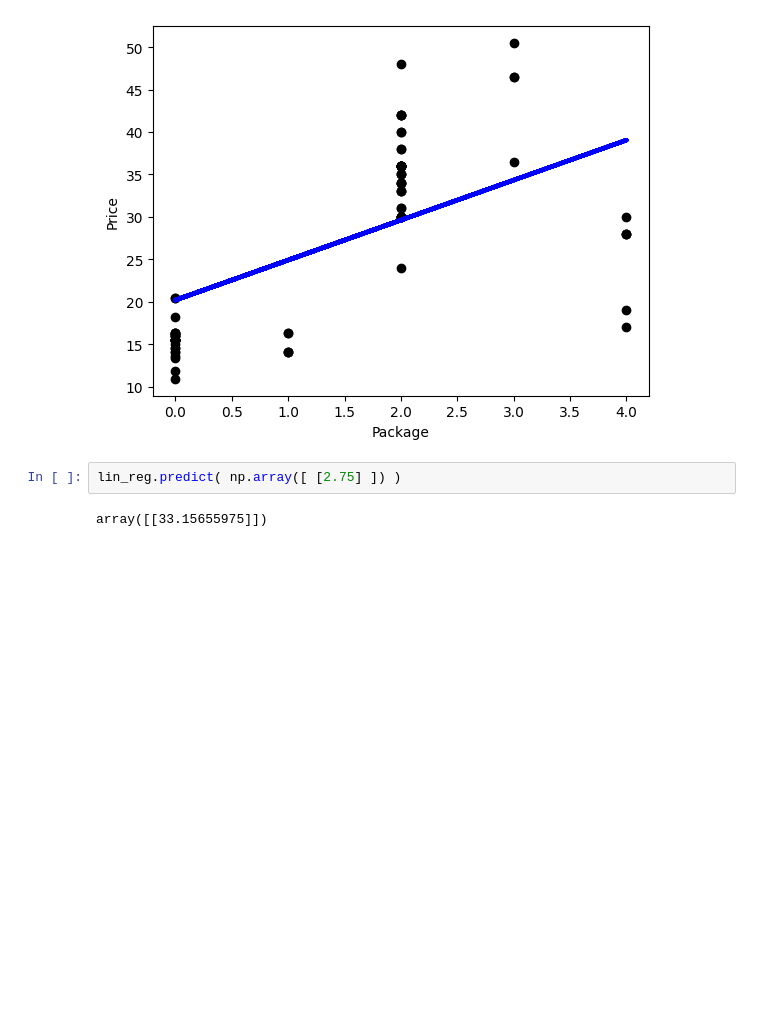
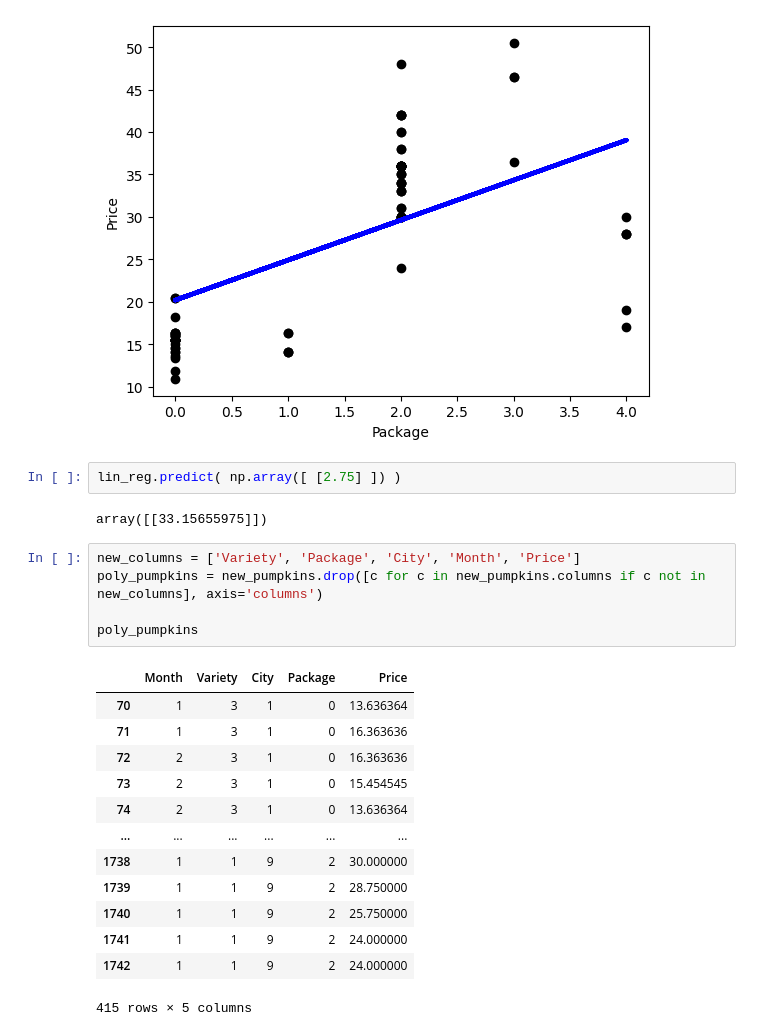
Before and after one commit to Syriii/ML-For-Beginners, a Jupyter notebook: 2-Regression/3-Linear/notebook.ipynb, the cells around one changed output. Cells and saved outputs as stored; diff of their text form; blank space fills up the shorter version.

```diff
--- a/2-Regression/3-Linear/notebook.ipynb
+++ b/2-Regression/3-Linear/notebook.ipynb
@@ -176,3 +176,22 @@ plt.show()
 lin_reg.predict( np.array([ [2.75] ]) )
 # %% [output]
 array([[33.15655975]])
+# %%
+new_columns = ['Variety', 'Package', 'City', 'Month', 'Price']
+poly_pumpkins = new_pumpkins.drop([c for c in new_pumpkins.columns if c not in new_columns], axis='columns')
+
+poly_pumpkins
+# %% [output]
+|  | Month | Variety | City | Package | Price |
+| 70 | 1 | 3 | 1 | 0 | 13.636364 |
+| 71 | 1 | 3 | 1 | 0 | 16.363636 |
+| 72 | 2 | 3 | 1 | 0 | 16.363636 |
+| 73 | 2 | 3 | 1 | 0 | 15.454545 |
+| 74 | 2 | 3 | 1 | 0 | 13.636364 |
+| ... | ... | ... | ... | ... | ... |
+| 1738 | 1 | 1 | 9 | 2 | 30.000000 |
+| 1739 | 1 | 1 | 9 | 2 | 28.750000 |
+| 1740 | 1 | 1 | 9 | 2 | 25.750000 |
+| 1741 | 1 | 1 | 9 | 2 | 24.000000 |
+| 1742 | 1 | 1 | 9 | 2 | 24.000000 |
+415 rows × 5 columns
```
Also changed, not shown: parts of 6 cells of this notebook.
